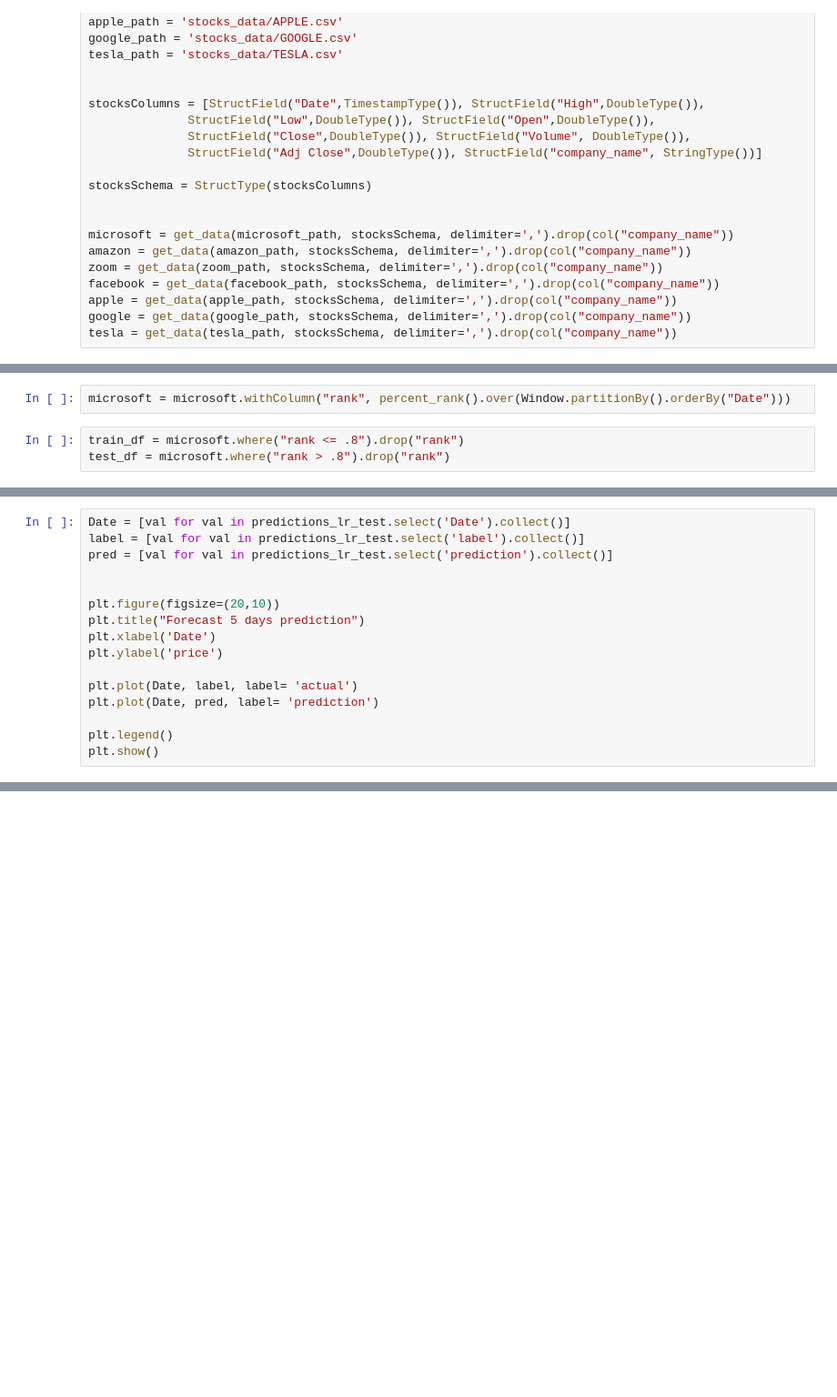
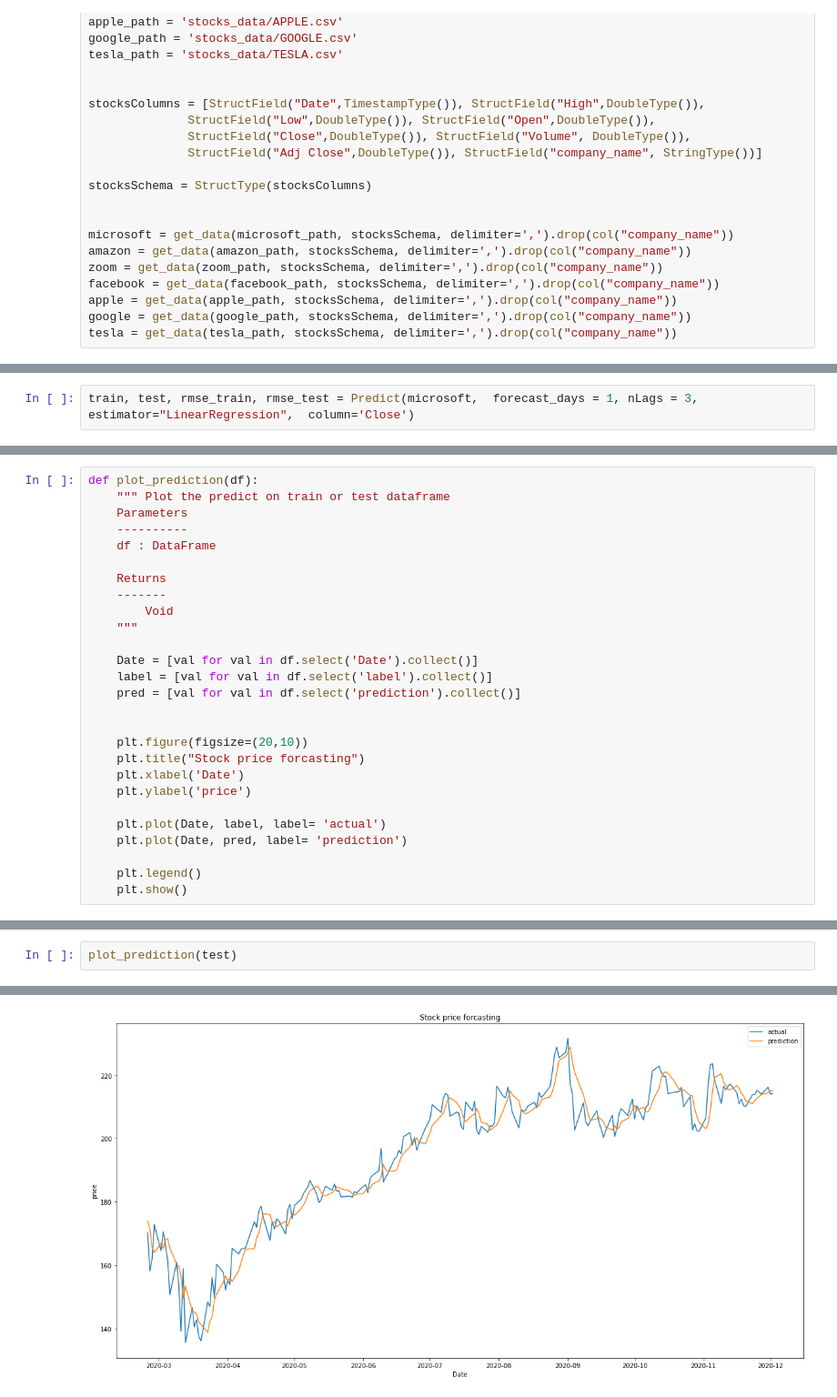
Before and after one commit to Enjoyshi/BigData, a Jupyter notebook: Project-ML.ipynb, the cells around one changed output, grey strips where cells are left out. Shown at 91% size. Saved outputs shown, nothing was run; the diff lists cells and outputs as text; blank space fills up the shorter version.

```diff
--- a/Project-ML.ipynb
+++ b/Project-ML.ipynb
@@ -108,5 +84,0 @@ microsoft = vA.transform(microsoft)
-# %%
-microsoft = microsoft.withColumn("rank", percent_rank().over(Window.partitionBy().orderBy("Date")))
-# %%
-train_df = microsoft.where("rank <= .8").drop("rank")
-test_df = microsoft.where("rank > .8").drop("rank")
@@ -142,0 +179,2 @@ RMSE_lr_train = evaluator.evaluate(predictions_lr_train)
+# %%
+train, test, rmse_train, rmse_test = Predict(microsoft,  forecast_days = 1, nLags = 3, estimator="LinearRegression",  column='Close')
@@ -143,16 +199,27 @@ RMSE_lr_train = evaluator.evaluate(predictions_lr_train)
 # %%
-Date = [val for val in predictions_lr_test.select('Date').collect()]
-label = [val for val in predictions_lr_test.select('label').collect()]
-pred = [val for val in predictions_lr_test.select('prediction').collect()]
+def plot_prediction(df):
+    """ Plot the predict on train or test dataframe
+    Parameters
+    ----------
+    df : DataFrame
+
+    Returns
+    -------
+        Void
+    """
+
+    Date = [val for val in df.select('Date').collect()]
+    label = [val for val in df.select('label').collect()]
+    pred = [val for val in df.select('prediction').collect()]
 
 
-plt.figure(figsize=(20,10))
-plt.title("Forecast 5 days prediction")
-plt.xlabel('Date')
-plt.ylabel('price')
+    plt.figure(figsize=(20,10))
+    plt.title("Stock price forcasting")
+    plt.xlabel('Date')
+    plt.ylabel('price')
 
-plt.plot(Date, label, label= 'actual')
-plt.plot(Date, pred, label= 'prediction')
+    plt.plot(Date, label, label= 'actual')
+    plt.plot(Date, pred, label= 'prediction')
 
-plt.legend()
-plt.show()
+    plt.legend()
+    plt.show()
@@ -175,0 +226,3 @@ plt.show()
+# %%
+plot_prediction(test)
+# %% [output]
@@ -175,0 +246 @@ plt.show()
+[figure, added]
```
Also changed, not shown: parts of 15 cells of this notebook.
